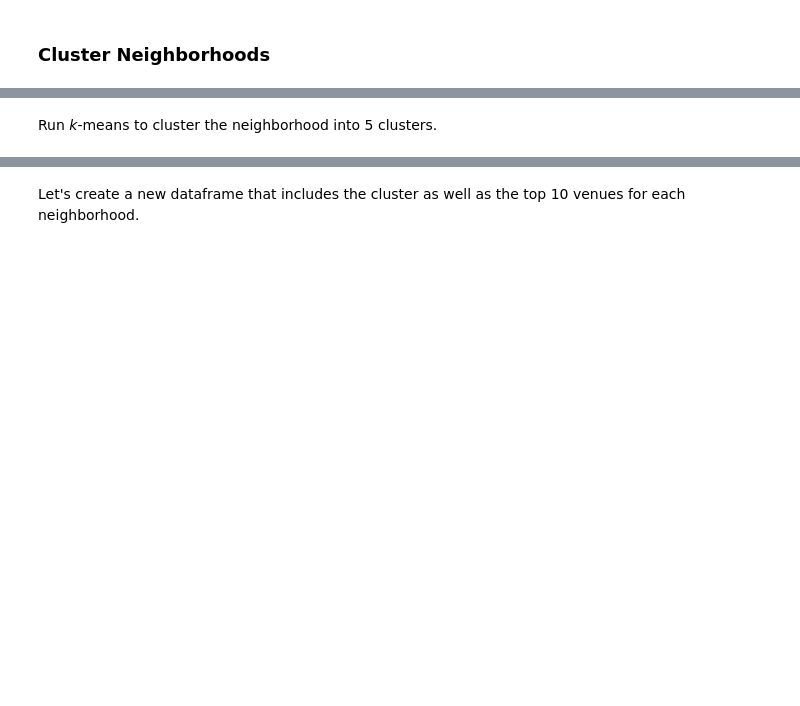
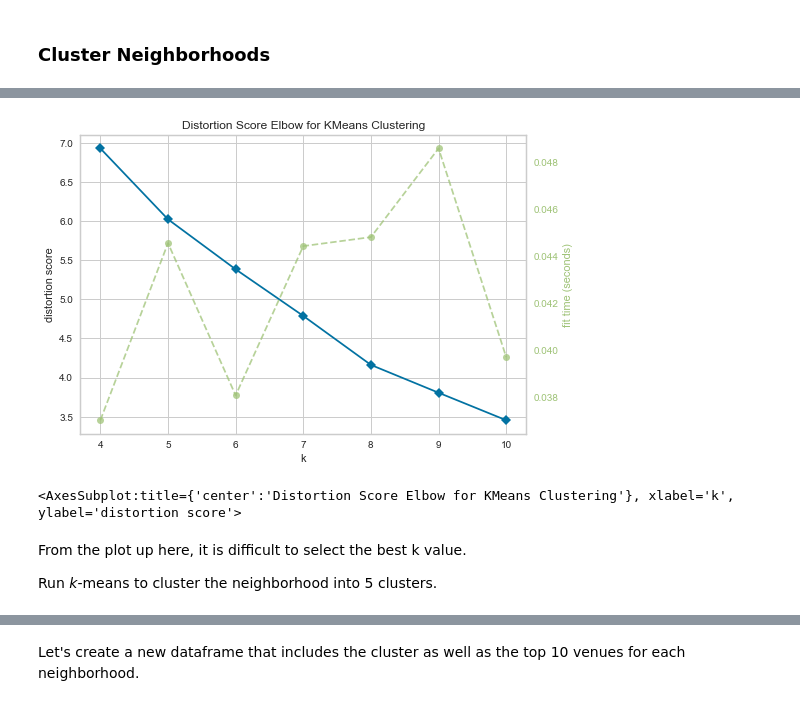
Before and after one commit to taakuu/Coursera_Capstone, a Jupyter notebook: Week4-5_The_Battle_of_Neighborhoods/Week5-The-Battle-of-Neighborhoods.ipynb, the cells around one changed output, grey strips where cells are left out. Drawn from its saved outputs; the diff is of its cells as text; code cells hidden in the pictures; blank space fills up the shorter version.

```diff
--- a/Week4-5_The_Battle_of_Neighborhoods/Week5-The-Battle-of-Neighborhoods.ipynb
+++ b/Week4-5_The_Battle_of_Neighborhoods/Week5-The-Battle-of-Neighborhoods.ipynb
@@ -982,4 +1023,21 @@ neighborhoods_venues_sorted.head()
+# %%
+from sklearn.cluster import KMeans
+from yellowbrick.cluster import KElbowVisualizer
+
+tokyo_part_clustering = tokyo_grouped.drop('Neighborhood', 1)
+
+# Instantiate the clustering model and visualizer
+model = KMeans()
+visualizer = KElbowVisualizer(model, k=(4,11), locate_elbow=False)
+
+visualizer.fit(tokyo_part_clustering)        # Fit the data to the visualizer
+visualizer.poof()    # Draw/show/poof the data
+# %% [output]
+[figure, added]
+<AxesSubplot:title={'center':'Distortion Score Elbow for KMeans Clustering'}, xlabel='k', ylabel='distortion score'>
 # %% [markdown]
+From the plot up here, it is difficult to select the best k value.
+
 Run _k_-means to cluster the neighborhood into 5 clusters.
 # %%
 # set number of clusters
```
Also changed, not shown: parts of 29 cells of this notebook.
